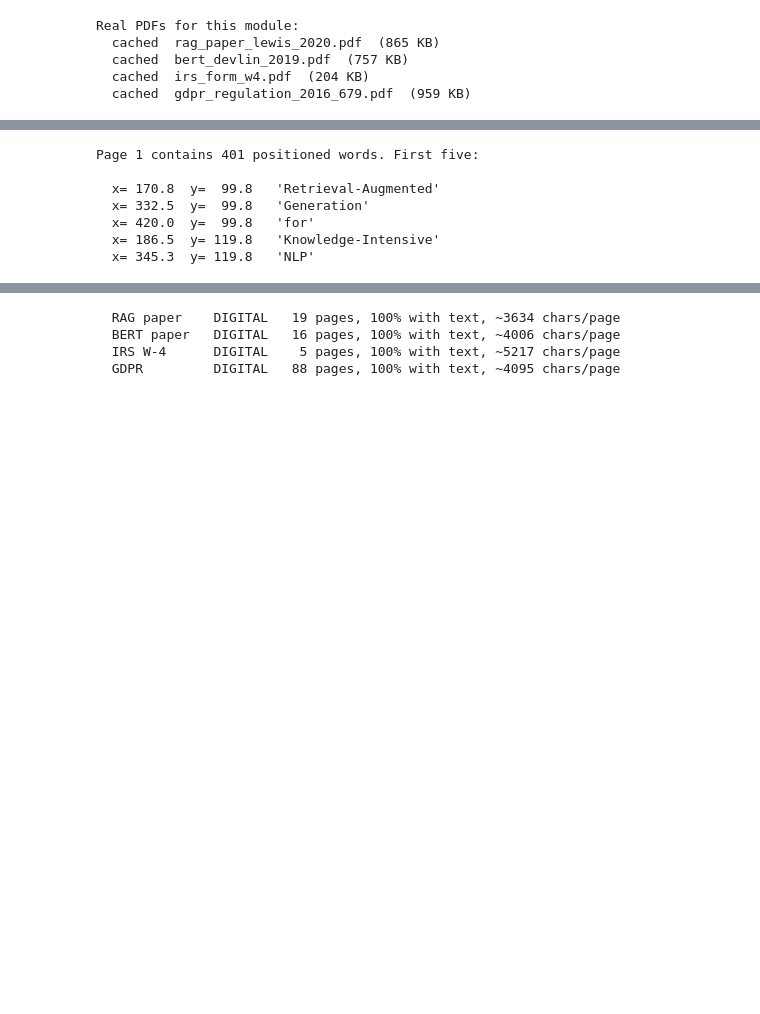
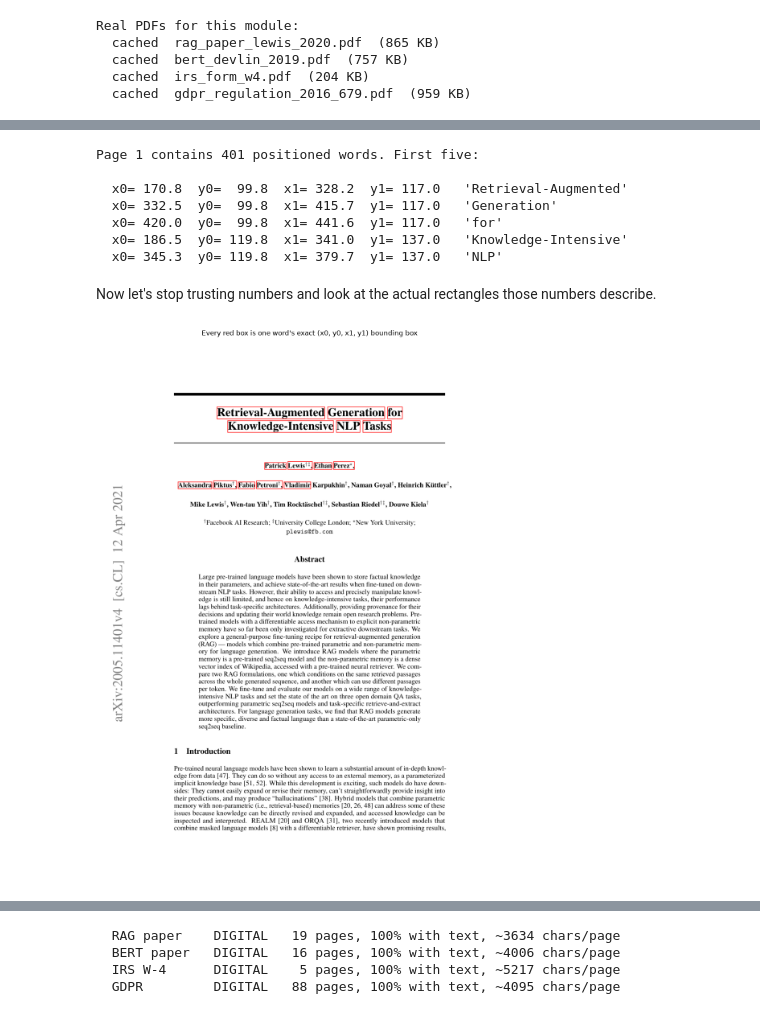
Before and after one commit to ajay-nikumbh/RAG, a Jupyter notebook: 02. Documents data sources ingestion/2b. PDF parsing/2b. PDF parsing.ipynb, the cells around one changed output, grey strips where cells are left out. Cells and saved outputs as stored; diff of their text form; code cells hidden in the pictures; blank space fills up the shorter version.

```diff
--- a/02. Documents data sources ingestion/2b. PDF parsing/2b. PDF parsing.ipynb
+++ b/02. Documents data sources ingestion/2b. PDF parsing/2b. PDF parsing.ipynb
@@ -131,24 +211,51 @@ if pymupdf is not None:
     page = document.load_page(0)
 
     # get_text("words") returns one tuple per word, WITH its bounding box.
-    # Each tuple is (x0, y0, x1, y1, word, block_no, line_no, word_no).
     words = page.get_text("words")
 
     # Show the raw positional reality underneath the "text" we normally see.
     print(f"Page 1 contains {len(words)} positioned words. First five:\n")
 
-    # Print the coordinates of the first few words.
+    # Print the coordinates of the first few words - the numbers alone.
     for x0, y0, x1, y1, word, *_ in words[:5]:
-        print(f"  x={x0:6.1f}  y={y0:6.1f}   {word!r}")
+        print(f"  x0={x0:6.1f}  y0={y0:6.1f}  x1={x1:6.1f}  y1={y1:6.1f}   {word!r}")
 
     # Close the document to release the file handle.
     document.close()
 # %% [output]
 Page 1 contains 401 positioned words. First five:
 
-  x= 170.8  y=  99.8   'Retrieval-Augmented'
-  x= 332.5  y=  99.8   'Generation'
-  x= 420.0  y=  99.8   'for'
-  x= 186.5  y= 119.8   'Knowledge-Intensive'
-  x= 345.3  y= 119.8   'NLP'
+  x0= 170.8  y0=  99.8  x1= 328.2  y1= 117.0   'Retrieval-Augmented'
+  x0= 332.5  y0=  99.8  x1= 415.7  y1= 117.0   'Generation'
+  x0= 420.0  y0=  99.8  x1= 441.6  y1= 117.0   'for'
+  x0= 186.5  y0= 119.8  x1= 341.0  y1= 137.0   'Knowledge-Intensive'
+  x0= 345.3  y0= 119.8  x1= 379.7  y1= 137.0   'NLP'
+# %% [markdown]
+Now let's stop trusting numbers and look at the actual rectangles those numbers describe.
+# %%
+# Only run if PyMuPDF is available.
+if pymupdf is not None:
+
+    # Reopen the document - draw operations are easiest on a fresh page object.
+    document = pymupdf.open(rag_paper_path)
+    page = document.load_page(0)
+    words = page.get_text("words")
+
+    # Draw a red rectangle around each of the first 15 words, using the EXACT
+    # coordinates get_text("words") reported above.
+    for x0, y0, x1, y1, word, *_ in words[:15]:
+
+        # pymupdf.Rect takes the same (x0, y0, x1, y1) tuple we just printed.
+        rectangle = pymupdf.Rect(x0, y0, x1, y1)
+
+        # Draw the rectangle directly onto the page in red.
+        page.draw_rect(rectangle, color=(1, 0, 0), width=0.8)
+
+    # Render the page (with our rectangles now burned into the pixels) and show it.
+    show_page(page, title="Every red box is one word's exact (x0, y0, x1, y1) bounding box")
+
+    # Close the document.
+    document.close()
+# %% [output]
+[figure, added]
 # %% [markdown]
```
Also changed, not shown: parts of 38 cells of this notebook, 1 other file.
